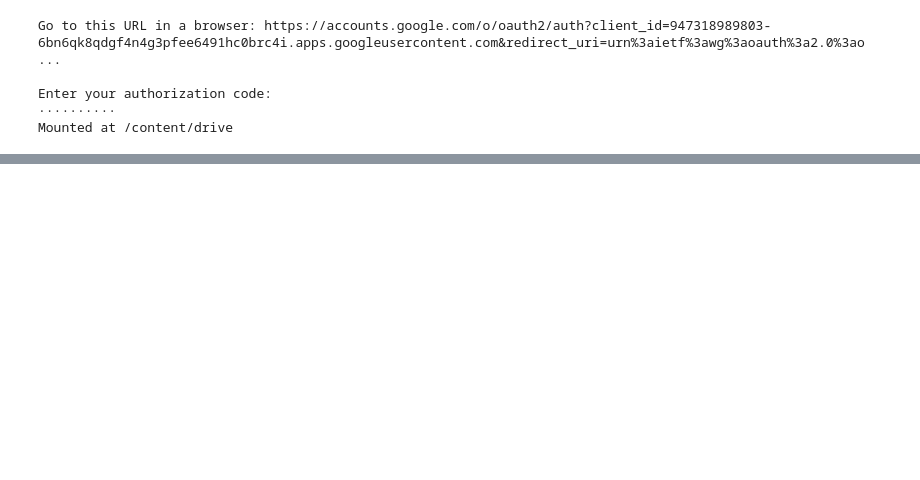
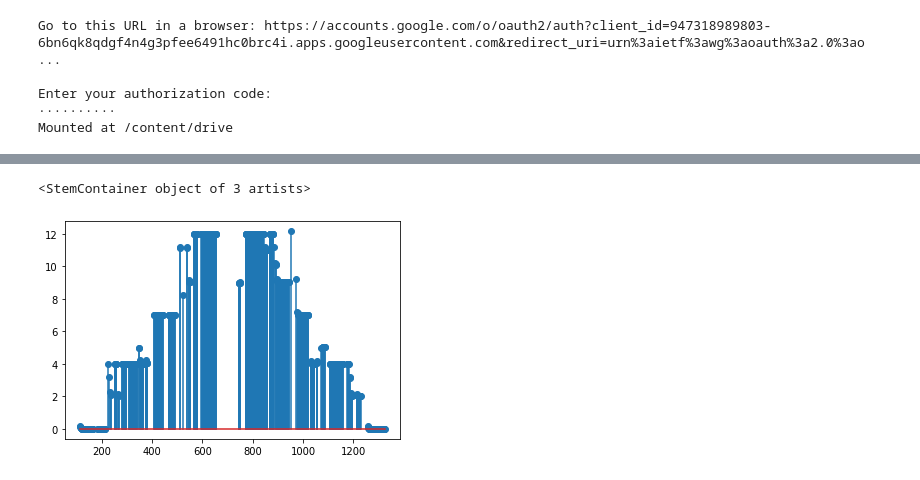
Before and after one commit to Kodhandarama/Audio_Analysis, a Jupyter notebook: pitch_contour.ipynb, the cells around one changed output, grey strips where cells are left out. Saved outputs shown, nothing was run; the diff lists cells and outputs as text; code cells hidden in the pictures; blank space fills up the shorter version.

```diff
--- a/pitch_contour.ipynb
+++ b/pitch_contour.ipynb
@@ -70,0 +92,17 @@ a.spectrogram(plot=True)
+# %%
+n=[]
+for i in surabhi.pitch:
+  n.append((12*np.log2(i/191.78)))
+diff_n = np.diff(n)
+k=[]
+for i in range(len(diff_n)):
+  if(diff_n[i]<0.01 and diff_n[i]>-0.1):
+    k.append((n[i],i))
+k = np.array(k)
+d,h = k.T
+# %%
+#plt.stem(h,d,use_line_collection = True,markerfmt = None,linefmt = '-')
+plt.stem(h,d)
+# %% [output]
+<StemContainer object of 3 artists>
+[figure, added]
```
Also changed, not shown: parts of 13 cells of this notebook.
